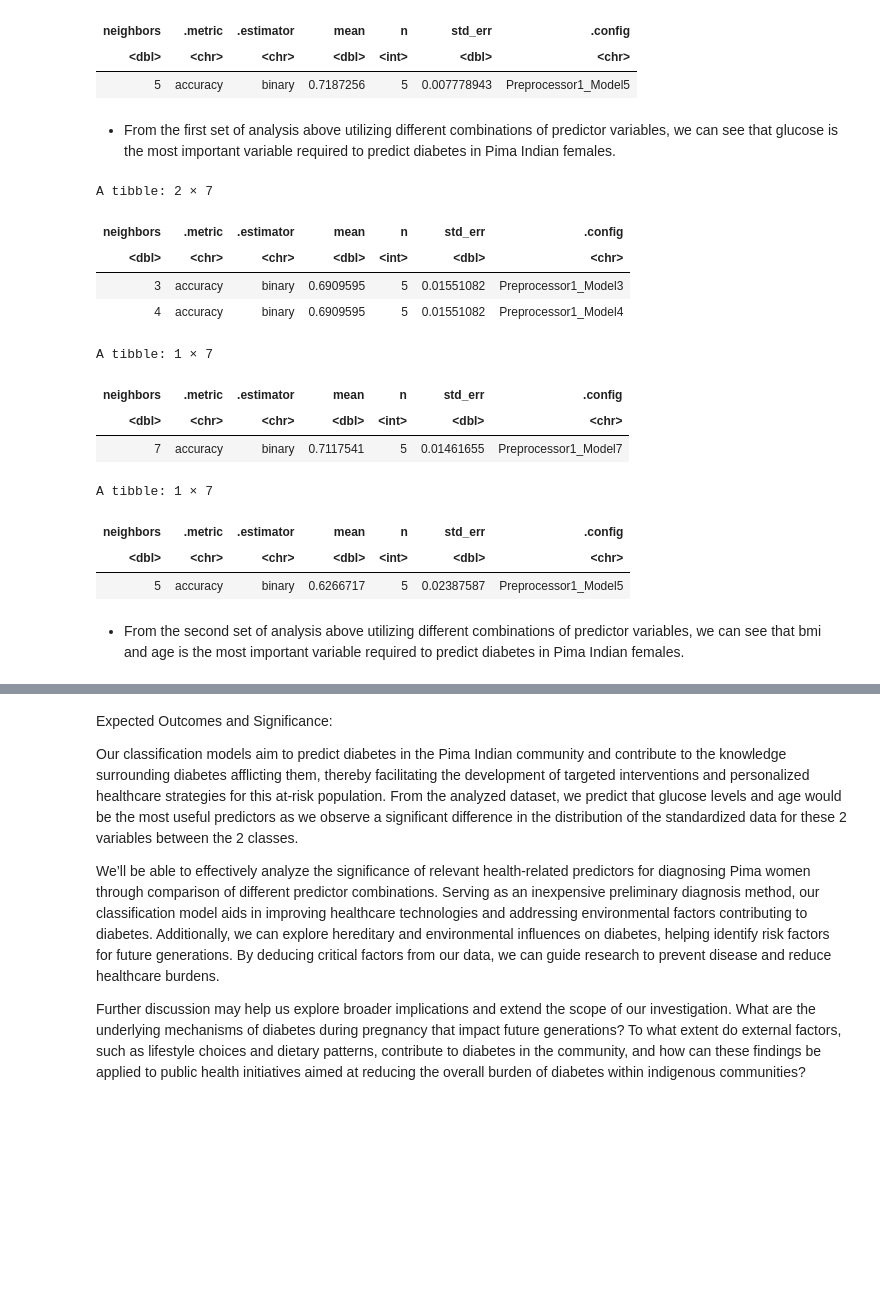
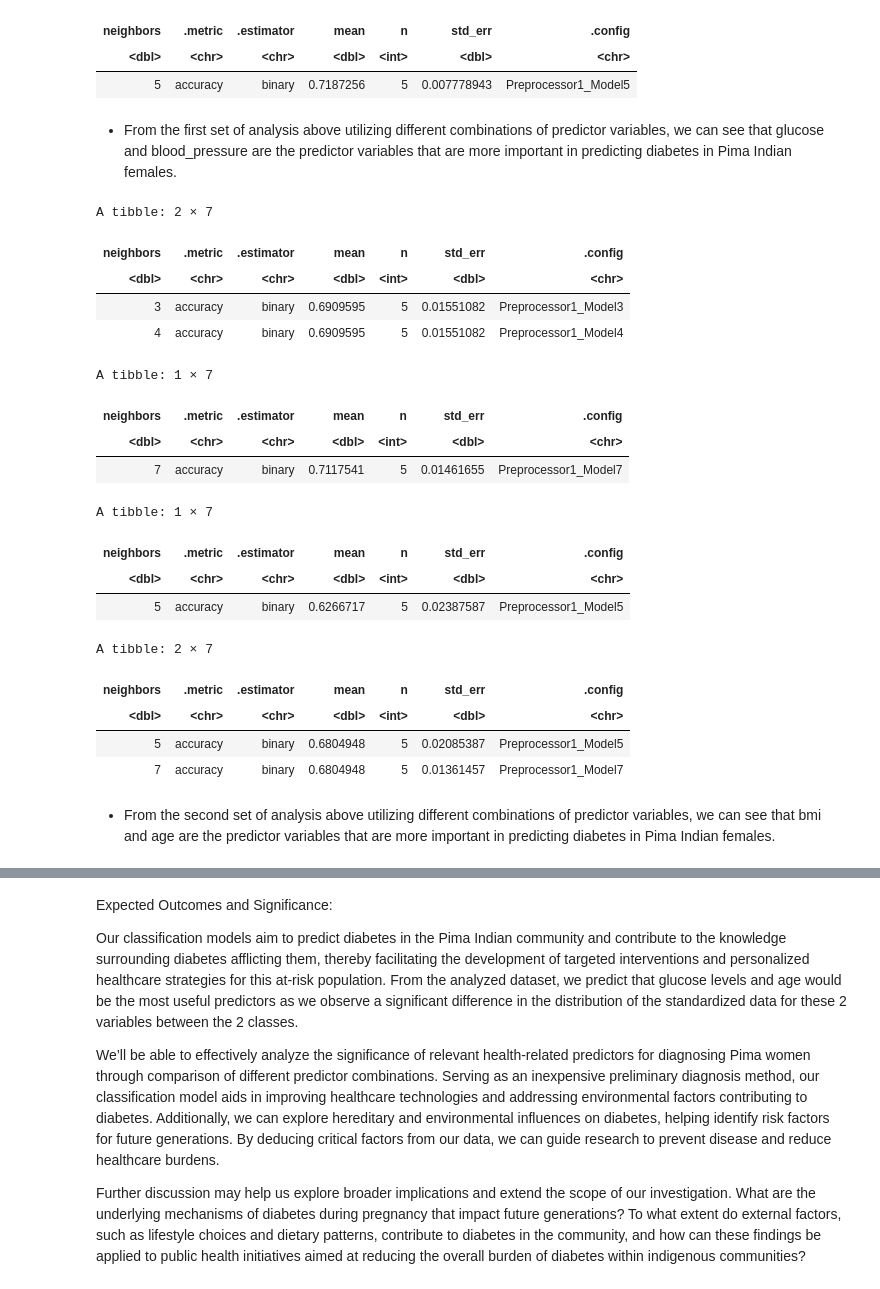
Before and after one commit to Nadav-Seg/dsci-100-2023w1-group-26, a Jupyter notebook: Group 26 - Group Project Proposal.ipynb, the cells around one changed output, grey strips where cells are left out. Saved outputs shown, nothing was run; the diff lists cells and outputs as text; code cells hidden in the pictures; blank space fills up the shorter version.

Commit message:
Did most of the analysis (need adjust minor details)

```diff
--- a/Group 26 - Group Project Proposal.ipynb
+++ b/Group 26 - Group Project Proposal.ipynb
@@ -276,11 +278,11 @@ set.seed(1234)
 diabetes_vfold <- diabetes_training |> vfold_cv(v = 5, strata = outcome)
 k_vals <- tibble(neighbors = seq(from = 1, to = 7, by = 1))
 
-diabetes_spec <- nearest_neighbor(weight_func = "rectangular", neighbor = tune()) |>
+diabetes_tune_spec <- nearest_neighbor(weight_func = "rectangular", neighbor = tune()) |>
                     set_engine("kknn") |>
                     set_mode("classification")
 
-#First: Using All Predictor Variables Selected
+#1: Using All Predictor Variables Selected
 
 diabetes_recipe_all <- recipe(outcome ~. , diabetes_training) |>
                     step_rm(insulin, diabetes_pedigree_function) |>
@@ -289,7 +291,7 @@ diabetes_recipe_all <- recipe(outcome ~. , diabetes_training) |>
 
 diabetes_results_all <- workflow() |>
                         add_recipe(diabetes_recipe_all) |>
-                        add_model(diabetes_spec) |>
+                        add_model(diabetes_tune_spec) |>
                         tune_grid(resamples = diabetes_vfold, grid = k_vals)|>
                         collect_metrics() |>
                         filter(.metric == "accuracy")
@@ -389,5 +394,5 @@ A tibble: 1 × 7
 | <dbl> | <chr> | <chr> | <dbl> | <int> | <dbl> | <chr> |
 | 5 | accuracy | binary | 0.7187256 | 5 | 0.007778943 | Preprocessor1_Model5 |
 # %% [markdown]
-- From the first set of analysis above utilizing different combinations of predictor variables, we can see that glucose is the most important variable required to predict diabetes in Pima Indian females.
+- From the first set of analysis above utilizing different combinations of predictor variables, we can see that glucose and blood_pressure are the predictor variables that are more important in predicting diabetes in Pima Indian females.
 # %%
@@ -414,7 +419,7 @@ A tibble: 2 × 7
 | 3 | accuracy | binary | 0.6909595 | 5 | 0.01551082 | Preprocessor1_Model3 |
 | 4 | accuracy | binary | 0.6909595 | 5 | 0.01551082 | Preprocessor1_Model4 |
 # %%
-#Seventh: Using "bmi", "age" as Predictor Variables Selected
+#7: Using "bmi", "age" as Predictor Variables Selected
 
 diabetes_recipe_bmi_age <- recipe(outcome ~ bmi + age , diabetes_training) |>
                     step_scale(all_predictors()) |>
@@ -422,16 +427,15 @@ diabetes_recipe_bmi_age <- recipe(outcome ~ bmi + age , diabetes_training) |>
 
 diabetes_results_bmi_age <- workflow() |>
                         add_recipe(diabetes_recipe_bmi_age) |>
-                        add_model(diabetes_spec) |>
+                        add_model(diabetes_tune_spec) |>
                         tune_grid(resamples = diabetes_vfold, grid = k_vals)|>
                         collect_metrics() |>
                         filter(.metric == "accuracy")
 
 best_result_bmi_age <- diabetes_results_bmi_age |> slice_max(mean, n = 1)
 
-best_result_bmi_age
 
-#Eight: Using "pregnancies", "age" as Predictor Variables Selected
+#8: Using "pregnancies", "age" as Predictor Variables Selected
 
 diabetes_recipe_preg_age <- recipe(outcome ~ pregnancies + age , diabetes_training) |>
                     step_scale(all_predictors()) |>
@@ -439,39 +443,50 @@ diabetes_recipe_preg_age <- recipe(outcome ~ pregnancies + age , diabetes_traini
 
 diabetes_results_preg_age <- workflow() |>
                         add_recipe(diabetes_recipe_preg_age) |>
-                        add_model(diabetes_spec) |>
+                        add_model(diabetes_tune_spec) |>
                         tune_grid(resamples = diabetes_vfold, grid = k_vals)|>
                         collect_metrics() |>
                         filter(.metric == "accuracy")
 
 best_result_preg_age <- diabetes_results_preg_age |> slice_max(mean, n = 1)
 
-best_result_preg_age
 
-#Ninth: Using "pregnancies", "bmi" as Predictor Variables Selected
+
+#9: Using "pregnancies", "bmi" as Predictor Variables Selected
 
 diabetes_recipe_preg_bmi <- recipe(outcome ~ pregnancies + bmi, diabetes_training) |>
                     step_scale(all_predictors()) |>
                     step_center(all_predictors())
 
 diabetes_results_preg_bmi <- workflow() |>
                         add_recipe(diabetes_recipe_preg_bmi) |>
-                        add_model(diabetes_spec) |>
+                        add_model(diabetes_tune_spec) |>
                         tune_grid(resamples = diabetes_vfold, grid = k_vals)|>
                         collect_metrics() |>
                         filter(.metric == "accuracy")
 
 best_result_preg_bmi <- diabetes_results_preg_bmi |> slice_max(mean, n = 1)
 
+
+
+
+
+best_result_bmi_age
+best_result_preg_age
 best_result_preg_bmi
 # %% [output]
 A tibble: 1 × 7
 | neighbors | .metric | .estimator | mean | n | std_err | .config |
 | <dbl> | <chr> | <chr> | <dbl> | <int> | <dbl> | <chr> |
 | 7 | accuracy | binary | 0.7117541 | 5 | 0.01461655 | Preprocessor1_Model7 |
 A tibble: 1 × 7
 | neighbors | .metric | .estimator | mean | n | std_err | .config |
 | <dbl> | <chr> | <chr> | <dbl> | <int> | <dbl> | <chr> |
 | 5 | accuracy | binary | 0.6266717 | 5 | 0.02387587 | Preprocessor1_Model5 |
+A tibble: 2 × 7
+| neighbors | .metric | .estimator | mean | n | std_err | .config |
+| <dbl> | <chr> | <chr> | <dbl> | <int> | <dbl> | <chr> |
+| 5 | accuracy | binary | 0.6804948 | 5 | 0.02085387 | Preprocessor1_Model5 |
+| 7 | accuracy | binary | 0.6804948 | 5 | 0.01361457 | Preprocessor1_Model7 |
 # %% [markdown]
-- From the second set of analysis above utilizing different combinations of predictor variables, we can see that bmi and age is the most important variable required to predict diabetes in Pima Indian females.
+- From the second set of analysis above utilizing different combinations of predictor variables, we can see that bmi and age are the predictor variables that are more important in predicting diabetes in Pima Indian females.
```
Also changed, not shown: parts of 15 cells of this notebook.
